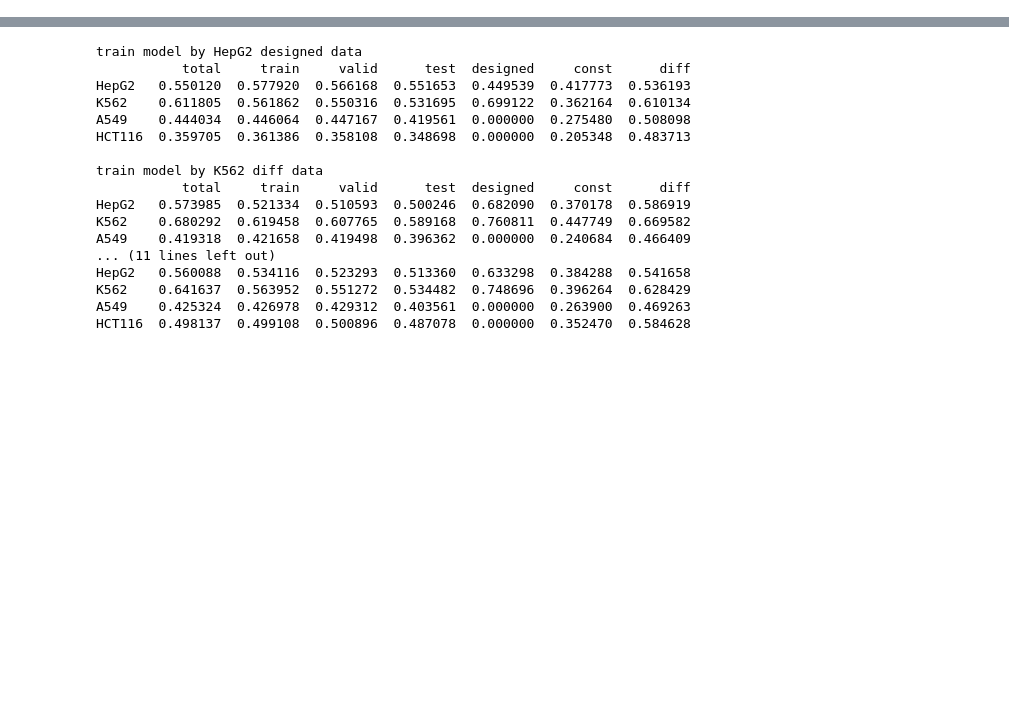
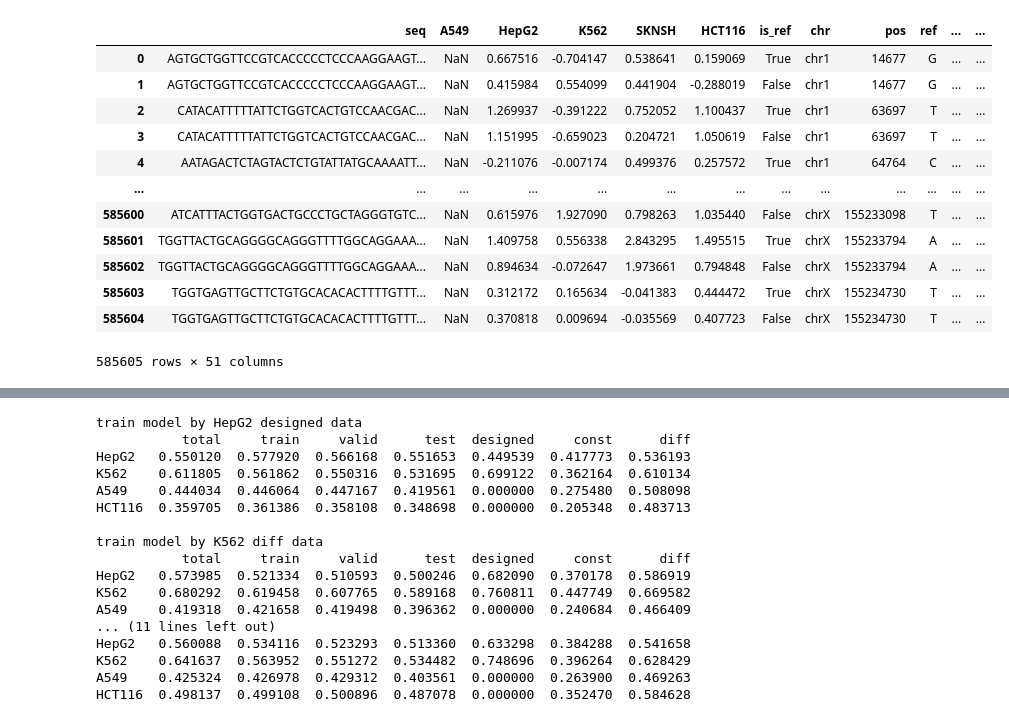
Before and after one commit to maplecai/EpiCast, a Jupyter notebook: pretrained_based_models/pretrained_based_models.ipynb, the cells around one changed output, grey strips where cells are left out. Saved outputs shown, nothing was run; the diff lists cells and outputs as text; code cells hidden in the pictures; blank space fills up the shorter version.

```diff
--- a/pretrained_based_models/pretrained_based_models.ipynb
+++ b/pretrained_based_models/pretrained_based_models.ipynb
@@ -26,3 +75,20 @@ main_df
+# %%
+main_df = pd.read_csv('data/Sei_Siraj_features.csv')
+main_df
+# %% [output]
+|  | seq | A549 | HepG2 | K562 | SKNSH | HCT116 | is_ref | chr | pos | ref | ... | ... |
+| 0 | AGTGCTGGTTCCGTCACCCCCTCCCAAGGAAGT... | NaN | 0.667516 | -0.704147 | 0.538641 | 0.159069 | True | chr1 | 14677 | G | ... | ... |
+| 1 | AGTGCTGGTTCCGTCACCCCCTCCCAAGGAAGT... | NaN | 0.415984 | 0.554099 | 0.441904 | -0.288019 | False | chr1 | 14677 | G | ... | ... |
+| 2 | CATACATTTTTATTCTGGTCACTGTCCAACGAC... | NaN | 1.269937 | -0.391222 | 0.752052 | 1.100437 | True | chr1 | 63697 | T | ... | ... |
+| 3 | CATACATTTTTATTCTGGTCACTGTCCAACGAC... | NaN | 1.151995 | -0.659023 | 0.204721 | 1.050619 | False | chr1 | 63697 | T | ... | ... |
+| 4 | AATAGACTCTAGTACTCTGTATTATGCAAAATT... | NaN | -0.211076 | -0.007174 | 0.499376 | 0.257572 | True | chr1 | 64764 | C | ... | ... |
+| ... | ... | ... | ... | ... | ... | ... | ... | ... | ... | ... | ... | ... |
+| 585600 | ATCATTTACTGGTGACTGCCCTGCTAGGGTGTC... | NaN | 0.615976 | 1.927090 | 0.798263 | 1.035440 | False | chrX | 155233098 | T | ... | ... |
+| 585601 | TGGTTACTGCAGGGGCAGGGTTTTGGCAGGAAA... | NaN | 1.409758 | 0.556338 | 2.843295 | 1.495515 | True | chrX | 155233794 | A | ... | ... |
+| 585602 | TGGTTACTGCAGGGGCAGGGTTTTGGCAGGAAA... | NaN | 0.894634 | -0.072647 | 1.973661 | 0.794848 | False | chrX | 155233794 | A | ... | ... |
+| 585603 | TGGTGAGTTGCTTCTGTGCACACACTTTTGTTT... | NaN | 0.312172 | 0.165634 | -0.041383 | 0.444472 | True | chrX | 155234730 | T | ... | ... |
+| 585604 | TGGTGAGTTGCTTCTGTGCACACACTTTTGTTT... | NaN | 0.370818 | 0.009694 | -0.035569 | 0.407723 | False | chrX | 155234730 | T | ... | ... |
+585605 rows × 51 columns
 # %%
 data_split_dict = {}
 data_split_dict['total'] = np.ones(len(main_df), dtype=bool)
```
Also changed, not shown: parts of 16 cells of this notebook, 35 other files.
